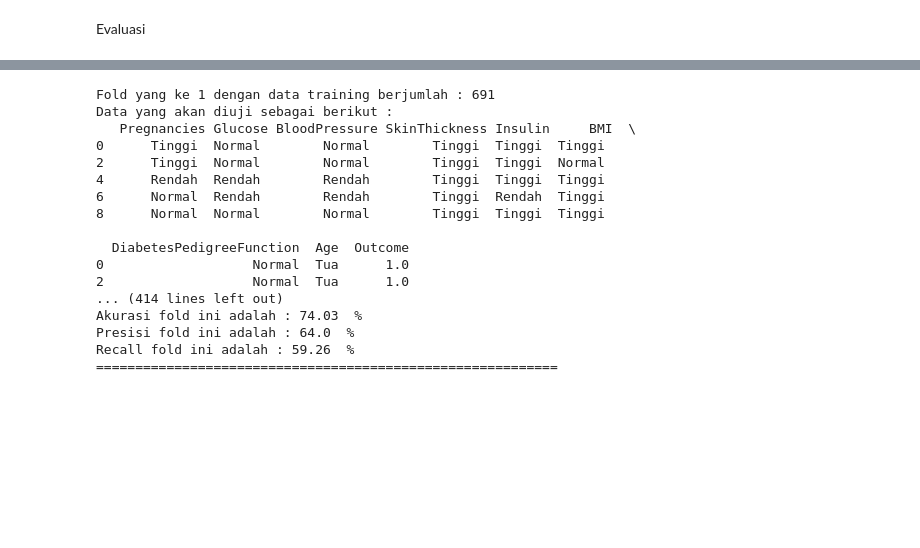
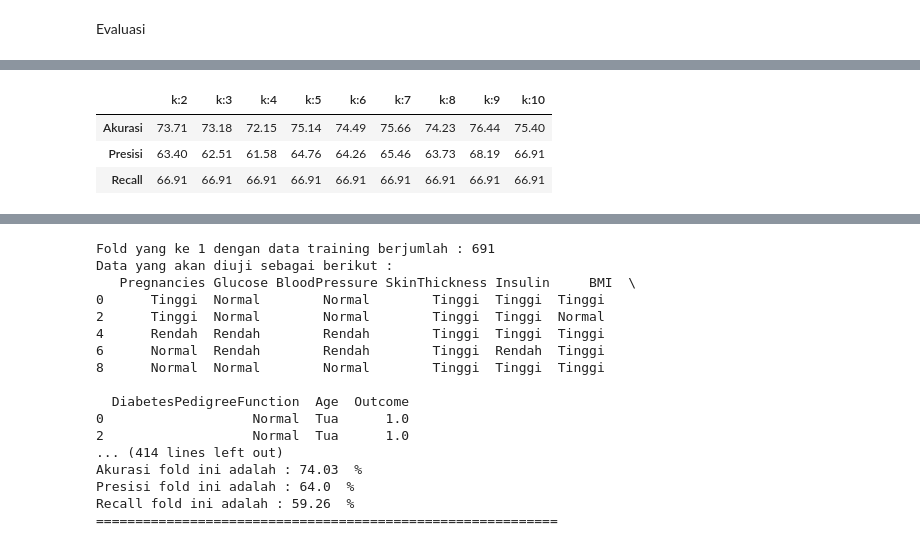
Before and after one commit to 170411100038/Skripsi038, a Jupyter notebook: MainID3_New.ipynb, the cells around one changed output, grey strips where cells are left out. Drawn from its saved outputs; the diff is of its cells as text; code cells hidden in the pictures; blank space fills up the shorter version.

```diff
--- a/MainID3_New.ipynb
+++ b/MainID3_New.ipynb
@@ -952,7 +952,7 @@ bag = k[:0]+k[0+1:]
 Train = pd.concat([fold[y] for y in bag])
 
 #''' BOOTSTRAP '''
-k_bootstrap = [jm for jm in range(2,16)] #[2,3]
+k_bootstrap = [jm for jm in range(2,4)] #[2,3]
 bootstrap = []
 #melakukan bootstrap data dengan cara meresampling data train yang diuji sekarang. Bootstrap dilakukan sebanyak k
 for j in k_bootstrap:
@@ -1223,0 +1250,41 @@ Recall fold ini adalah : 66.67  %
+# %%
+rata_akurasi = []
+rata_presisi = []
+rata_recall = []
+k = 10
+
+for i in range(len(akurasi_id3bagging[0])):
+    jum_acc = 0
+    temp_rata = 0
+    for j in range(k):
+        #print(akurasi_id3bagging[j][i])
+        jum_acc += akurasi_id3bagging[j][i]
+    temp_rata = jum_acc/k
+    rata_akurasi.append(round(temp_rata, 2))
+
+for i in range(len(presisi_id3bagging[0])):
+    jum_press = 0
+    temp_rata = 0
+    for j in range(k):
+        #print(akurasi_id3bagging[j][i])
+        jum_press += presisi_id3bagging[j][i]
+    temp_rata = jum_press/k
+    rata_presisi.append(round(temp_rata, 2))
+
+for i in range(len(recall_id3bagging[0])):
+    jum_rec = 0
+    temp_rata = 0
+    for j in range(k):
+        #print(akurasi_id3bagging[j][i])
+        jum_rec += recall_id3bagging[j][i]
+    temp_rata = jum_press/k
+    rata_recall.append(round(temp_rata, 2))
+
+#print(pd.DataFrame(akurasi_id3bagging, columns=[('k:'+ str(k+2)) for k in range (len(akurasi_id3bagging[0]))]))
+# %%
+pd.DataFrame([rata_akurasi, rata_presisi, rata_recall], index=['Akurasi', 'Presisi', 'Recall'], columns=[('k:'+ str(k+2)) for k in range (len(recall_id3bagging[0]))])
+# %% [output]
+|  | k:2 | k:3 | k:4 | k:5 | k:6 | k:7 | k:8 | k:9 | k:10 |
+| Akurasi | 73.71 | 73.18 | 72.15 | 75.14 | 74.49 | 75.66 | 74.23 | 76.44 | 75.40 |
+| Presisi | 63.40 | 62.51 | 61.58 | 64.76 | 64.26 | 65.46 | 63.73 | 68.19 | 66.91 |
+| Recall | 66.91 | 66.91 | 66.91 | 66.91 | 66.91 | 66.91 | 66.91 | 66.91 | 66.91 |
```
Also changed, not shown: parts of 5 cells of this notebook.
